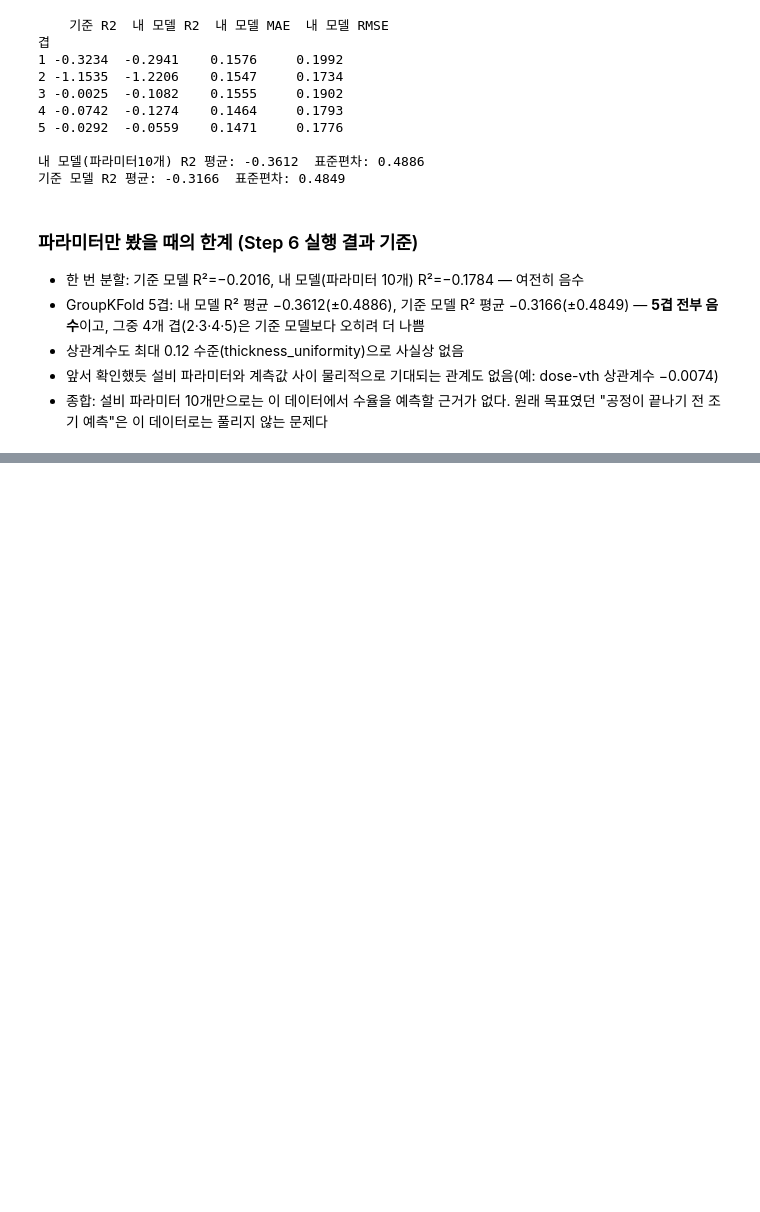
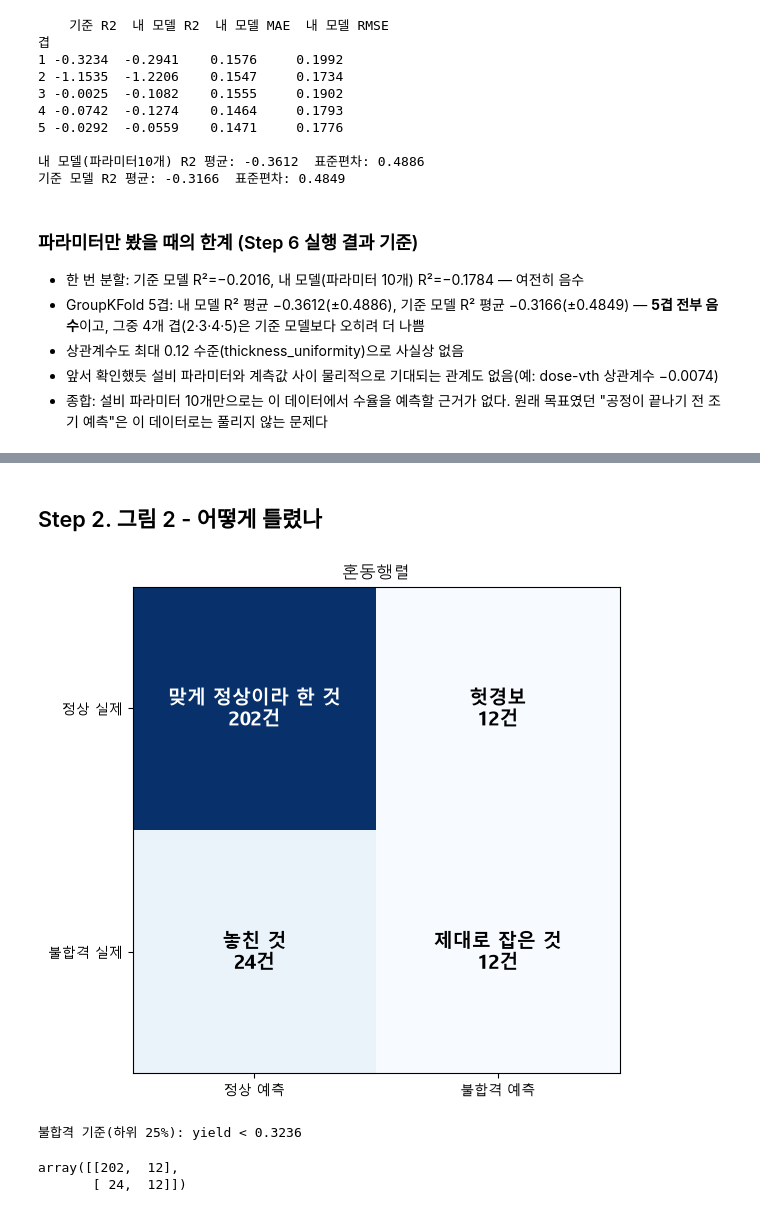
Before and after one commit to nnasnt01-lab/defect-prediction, a Jupyter notebook: day06/project_v1/project_v1.ipynb, the cells around one changed output, grey strips where cells are left out. Drawn from its saved outputs; the diff is of its cells as text; code cells hidden in the pictures; blank space fills up the shorter version.

```diff
--- a/day06/project_v1/project_v1.ipynb
+++ b/day06/project_v1/project_v1.ipynb
@@ -439,0 +486,46 @@ print("기준 모델 R2 평균:", 접기별_결과_파라미터_표["기준 R2"]
+# %% [markdown]
+## Step 2. 그림 2 - 어떻게 틀렸나
+# %%
+from sklearn.metrics import confusion_matrix
+
+# yield는 연속값이라 혼동행렬을 그리려면 정상/불합격 기준선이 필요하다
+# 전체 데이터 하위 25%를 불합격 기준으로 삼는다 (근거: 자연스러운 경계가 없고, 평균 기준은 절반 이상이 걸려 부적절하며,
+# 하위 10%는 시험용에 11건뿐이라 표가 비어 보임 - 하위 25%가 시험용 250건 중 36건으로 가장 합리적)
+문턱 = df["yield"].quantile(0.25)
+
+실제_불합격 = (y_test < 문턱).astype(int)
+예측_불합격 = (내_예측 < 문턱).astype(int)
+
+cm = confusion_matrix(실제_불합격, 예측_불합격)
+
+라벨 = [["맞게 정상이라 한 것", "헛경보"],
+        ["놓친 것", "제대로 잡은 것"]]
+
+fig, ax = plt.subplots(figsize=(6, 6))
+ax.imshow(cm, cmap="Blues")
+ax.set_title("혼동행렬")
+ax.set_xticks([0, 1])
+ax.set_xticklabels(["정상 예측", "불합격 예측"])
+ax.set_yticks([0, 1])
+ax.set_yticklabels(["정상 실제", "불합격 실제"])
+
+# 칸마다 이름과 건수를 크게 적는다
+for i in range(2):
+    for j in range(2):
+        색 = "white" if cm[i, j] > cm.max() / 2 else "black"
+        ax.text(j, i, f"{라벨[i][j]}\n{cm[i, j]}건", ha="center", va="center",
+                fontsize=14, fontweight="bold", color=색)
+
+plt.tight_layout()
+
+os.makedirs("results", exist_ok=True)
+plt.savefig("results/fig2_confusion.png", dpi=150, bbox_inches="tight")
+plt.show()
+
+print(f"불합격 기준(하위 25%): yield < {문턱:.4f}")
+cm
+# %% [output]
+[figure, added]
+불합격 기준(하위 25%): yield < 0.3236
+array([[202,  12],
+       [ 24,  12]])
```
Also changed, not shown: parts of 5 cells of this notebook, 3 other files.
